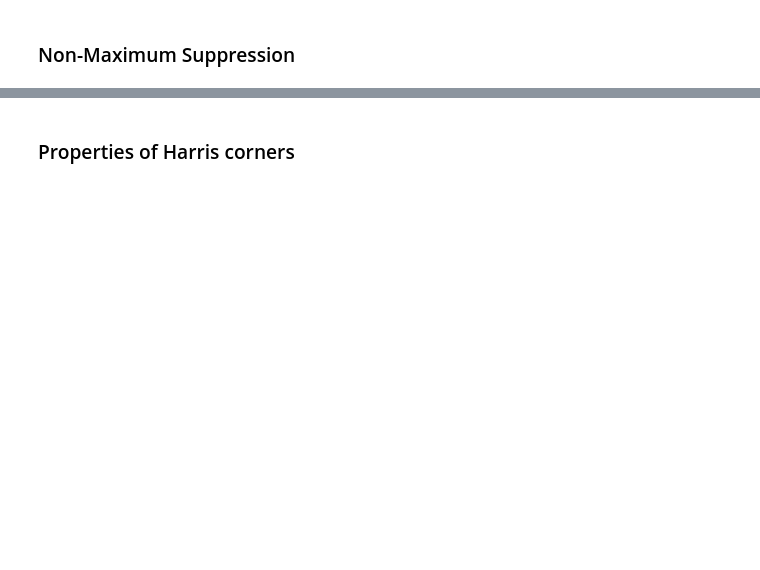
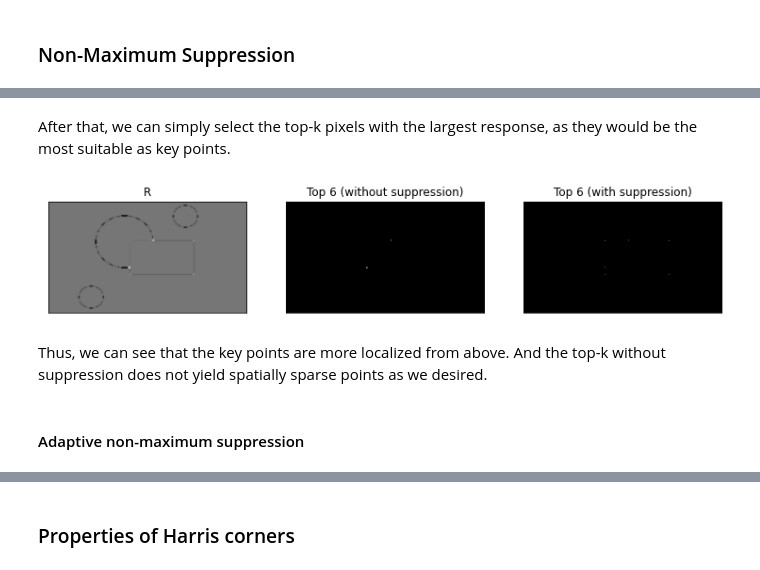
Before and after one commit to 0WN463/wellspring, a Jupyter notebook: computer-vision/key_points.ipynb, the cells around one changed output, grey strips where cells are left out. Cells and saved outputs as stored; diff of their text form; code cells hidden in the pictures; blank space fills up the shorter version.

```diff
--- a/computer-vision/key_points.ipynb
+++ b/computer-vision/key_points.ipynb
@@ -328,0 +336,49 @@ plt.show()
+# %% [markdown]
+After that, we can simply select the top-k pixels with the largest response, as they would be the most suitable as key points.
+# %%
+def simple(image, window_size=11):
+    result = np.copy(image)
+
+    LEFT = window_size // 2
+    RIGHT = window_size - LEFT
+    sorted_response_inds = np.flip(image.argsort(axis=None))
+    indices = np.unravel_index(sorted_response_inds, image.shape)
+
+    for ind in zip(indices[0], indices[1]):
+        if result[ind] <= 0:
+            result[ind] = 0
+            continue
+
+        result[ind[0] - LEFT: ind[0] + RIGHT,
+               ind[1] - LEFT: ind[1] + RIGHT] = 0
+        result[ind] = image[ind]
+
+    return result
+
+
+def top_k(image, k):
+    indices = np.argsort(image, axis=None)
+    indices = np.unravel_index(indices, image.shape)
+    indices = zip(reversed(indices[0]), reversed(indices[1]))
+
+    result = np.zeros(image.shape)
+
+    for i, ind in enumerate(indices):
+        if i == k:
+            break
+
+        result[ind] = 255
+
+    return result
+# %%
+k = 6
+suppressed = simple(R)
+show_images([(R, "R", True) , (top_k(R, k), f"Top {k} (without suppression)", True),
+             (top_k(suppressed, k), f"Top {k} (with suppression)", True)])
+# %% [output]
+[figure, added]
+# %% [markdown]
+Thus, we can see that the key points are more localized from above.
+And the top-k without suppression does not yield spatially sparse points as we desired.
+# %% [markdown]
+#### Adaptive non-maximum suppression
```
Also changed, not shown: parts of 44 cells of this notebook, 3 other files.
